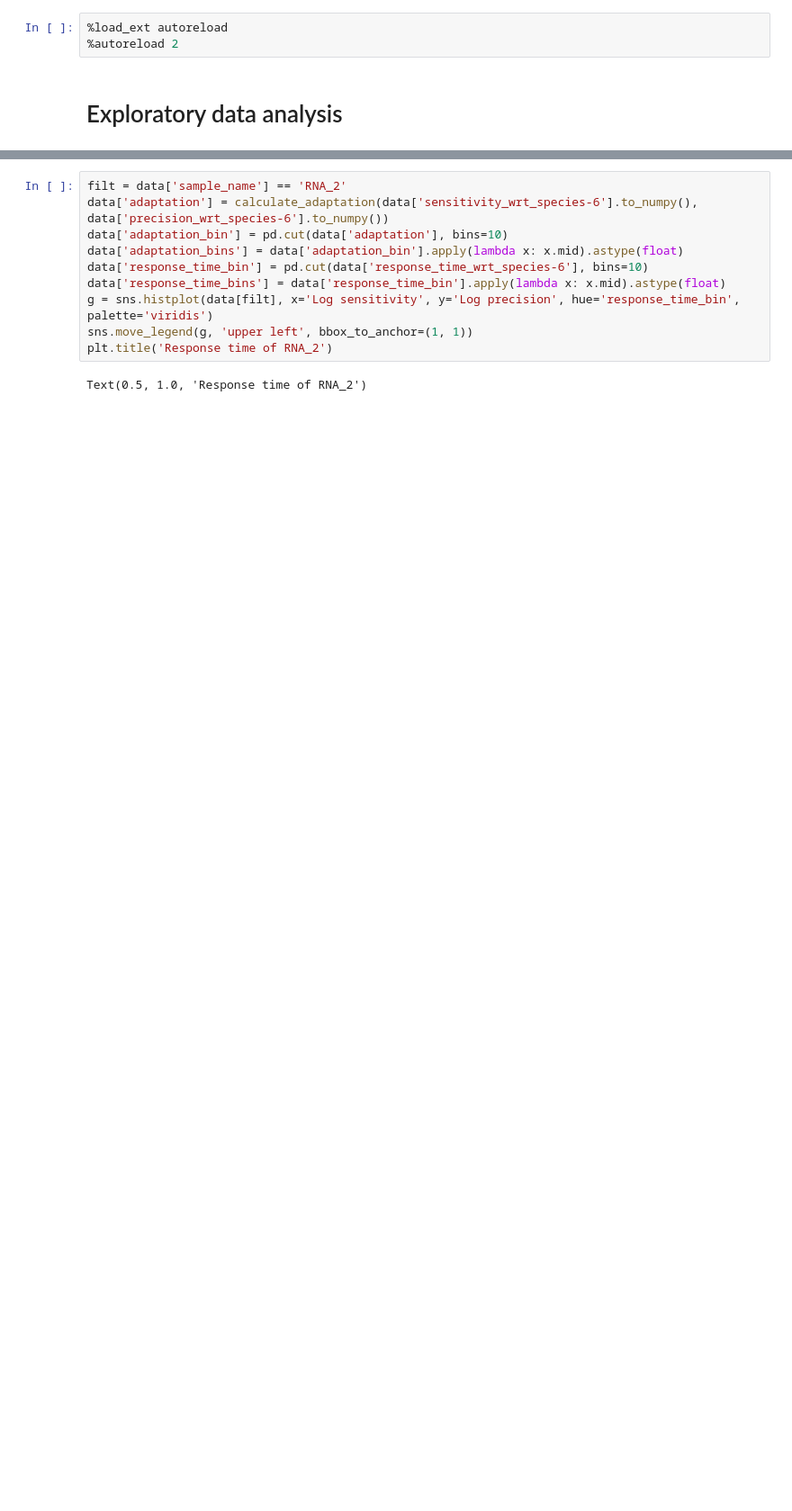
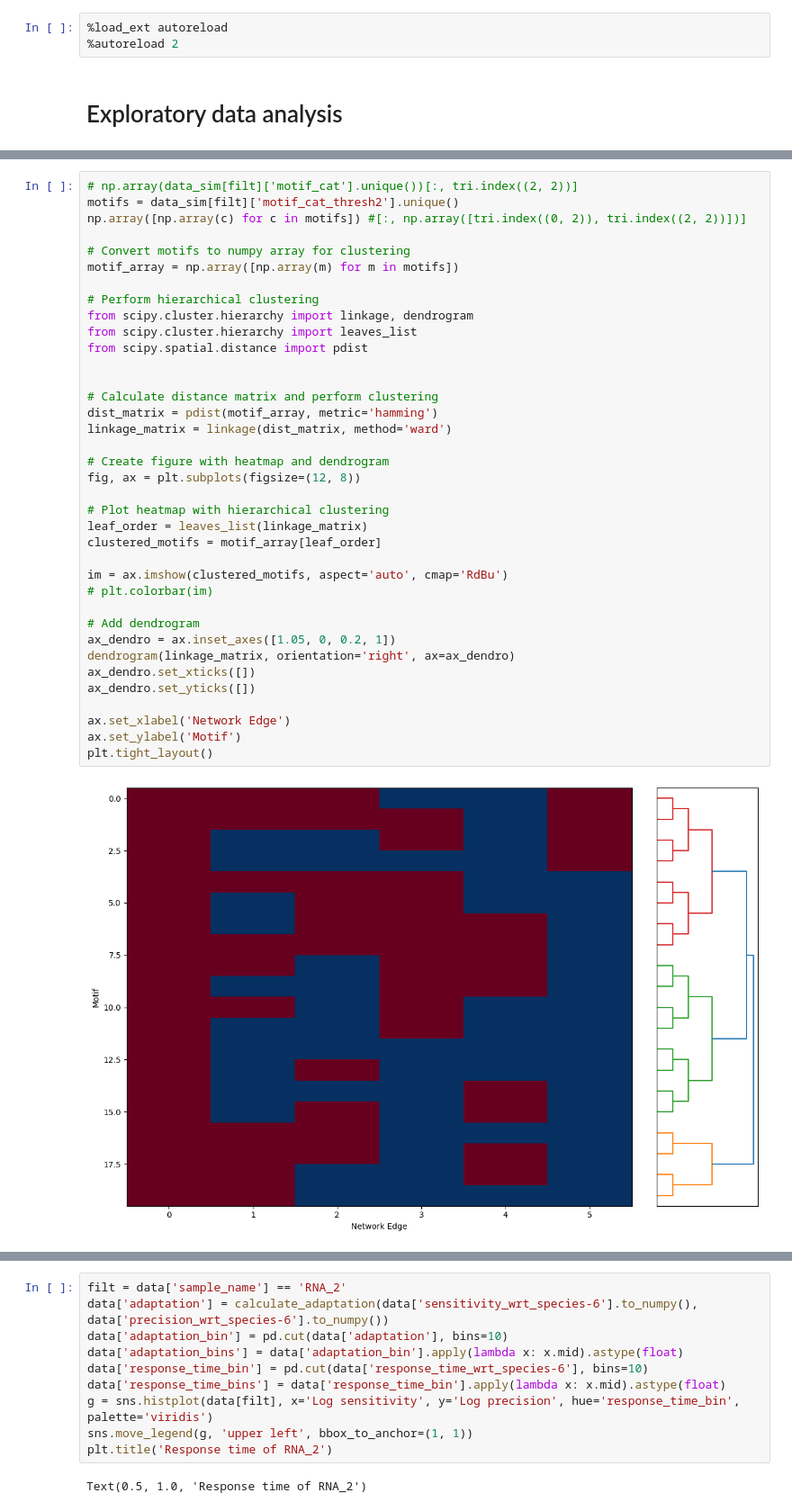
Before and after one commit to olive004/EvoScaper, a Jupyter notebook: notebooks/09_motifs.ipynb, the cells around one changed output, grey strips where cells are left out. Shown at 90% size. Drawn from its saved outputs; the diff is of its cells as text; blank space fills up the shorter version.

```diff
--- a/notebooks/09_motifs.ipynb
+++ b/notebooks/09_motifs.ipynb
@@ -33,0 +127,39 @@ len(data)
+# %%
+# np.array(data_sim[filt]['motif_cat'].unique())[:, tri.index((2, 2))]
+motifs = data_sim[filt]['motif_cat_thresh2'].unique()
+np.array([np.array(c) for c in motifs]) #[:, np.array([tri.index((0, 2)), tri.index((2, 2))])]
+
+# Convert motifs to numpy array for clustering
+motif_array = np.array([np.array(m) for m in motifs])
+
+# Perform hierarchical clustering
+from scipy.cluster.hierarchy import linkage, dendrogram
+from scipy.cluster.hierarchy import leaves_list
+from scipy.spatial.distance import pdist
+
+
+# Calculate distance matrix and perform clustering
+dist_matrix = pdist(motif_array, metric='hamming')
+linkage_matrix = linkage(dist_matrix, method='ward')
+
+# Create figure with heatmap and dendrogram
+fig, ax = plt.subplots(figsize=(12, 8))
+
+# Plot heatmap with hierarchical clustering
+leaf_order = leaves_list(linkage_matrix)
+clustered_motifs = motif_array[leaf_order]
+
+im = ax.imshow(clustered_motifs, aspect='auto', cmap='RdBu')
+# plt.colorbar(im)
+
+# Add dendrogram
+ax_dendro = ax.inset_axes([1.05, 0, 0.2, 1])
+dendrogram(linkage_matrix, orientation='right', ax=ax_dendro)
+ax_dendro.set_xticks([])
+ax_dendro.set_yticks([])
+
+ax.set_xlabel('Network Edge')
+ax.set_ylabel('Motif')
+plt.tight_layout()
+# %% [output]
+[figure, added]
```
Also changed, not shown: parts of 12 cells of this notebook, 6 other files.
